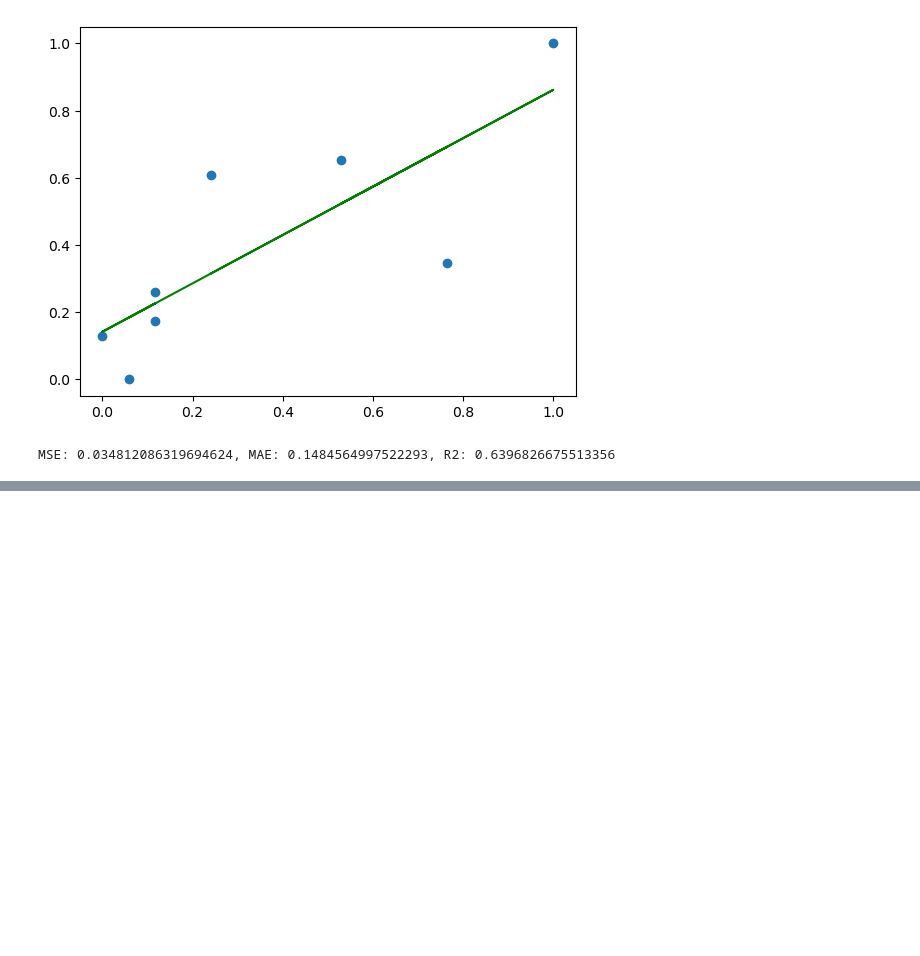
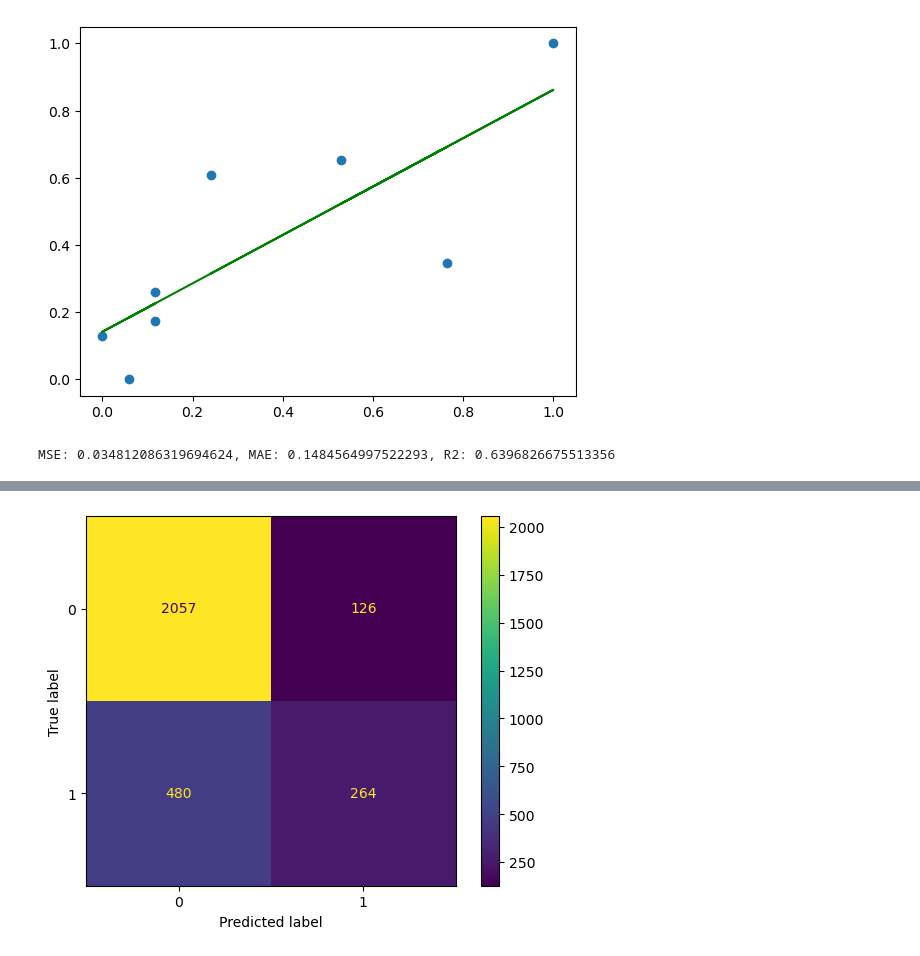
Before and after one commit to Letch49/ML_VVSU_2023, a Jupyter notebook: lec05/lec05.ipynb, the cells around one changed output, grey strips where cells are left out. Cells and saved outputs as stored; diff of their text form; code cells hidden in the pictures; blank space fills up the shorter version.

Commit message:
logistic regression

```diff
--- a/lec05/lec05.ipynb
+++ b/lec05/lec05.ipynb
@@ -470,0 +569,13 @@ MSE: 0.034812086319694624, MAE: 0.1484564997522293, R2: 0.6396826675513356
+# %%
+from sklearn.linear_model import LogisticRegression
+
+logRes = LogisticRegression(random_state = 0, max_iter = 1000)
+lrModel = logRes.fit(Xtrain, Ytrain)
+Ypred = lrModel.predict(Xtest)
+Yprob = lrModel.predict_proba(Xtest)[:,1] #для ROC-кривой
+confMatr = confusion_matrix(Ytest, Ypred)
+cmPlt = ConfusionMatrixDisplay(confusion_matrix = confMatr)
+cmPlt.plot()
+plt.show()
+# %% [output]
+[figure, added]
```
Also changed, not shown: parts of 14 cells of this notebook, 1 other file.
